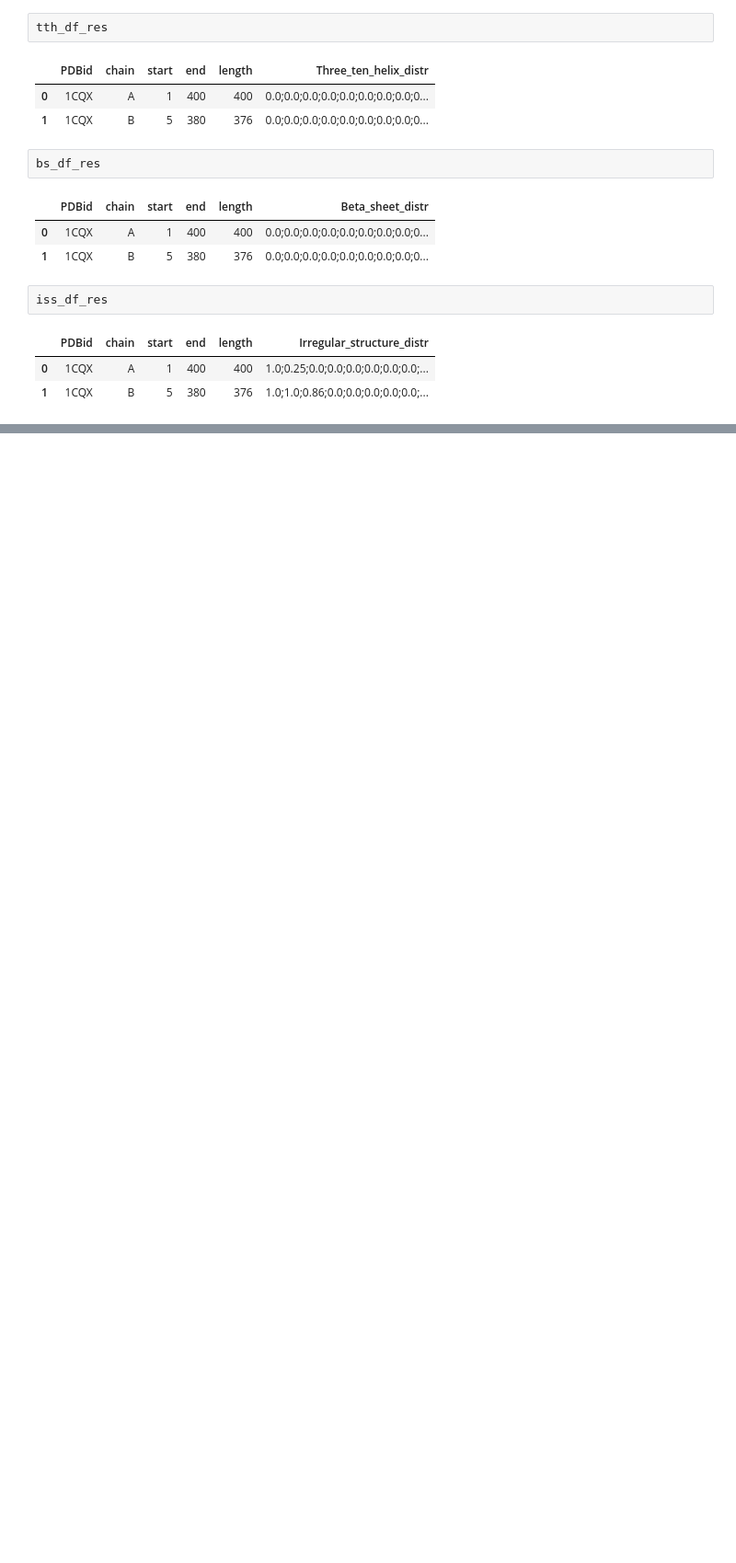
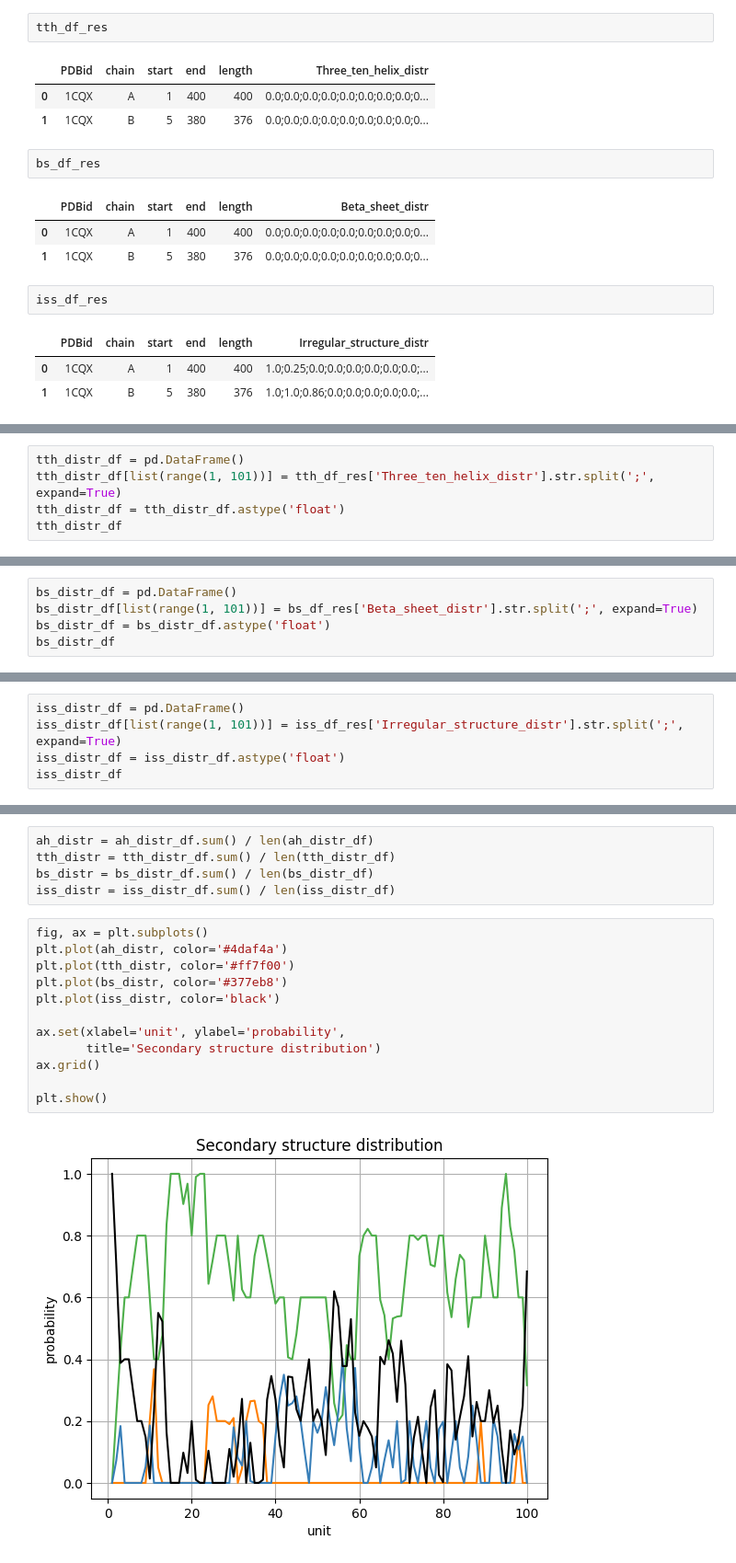
Before and after one commit to Olga-Bagrova/DistrProtStruc, a Jupyter notebook: Develop.ipynb, the cells around one changed output, grey strips where cells are left out. Shown at 92% size. Cells and saved outputs as stored; diff of their text form; blank space fills up the shorter version.

```diff
--- a/Develop.ipynb
+++ b/Develop.ipynb
@@ -5997,0 +6066,5 @@ iss_df_res
+# %%
+tth_distr_df = pd.DataFrame()
+tth_distr_df[list(range(1, 101))] = tth_df_res['Three_ten_helix_distr'].str.split(';', expand=True)
+tth_distr_df = tth_distr_df.astype('float')
+tth_distr_df
@@ -5997,0 +6079,5 @@ iss_df_res
+# %%
+bs_distr_df = pd.DataFrame()
+bs_distr_df[list(range(1, 101))] = bs_df_res['Beta_sheet_distr'].str.split(';', expand=True)
+bs_distr_df = bs_distr_df.astype('float')
+bs_distr_df
@@ -5997,0 +6092,5 @@ iss_df_res
+# %%
+iss_distr_df = pd.DataFrame()
+iss_distr_df[list(range(1, 101))] = iss_df_res['Irregular_structure_distr'].str.split(';', expand=True)
+iss_distr_df = iss_distr_df.astype('float')
+iss_distr_df
@@ -5997,0 +6105,19 @@ iss_df_res
+# %%
+ah_distr = ah_distr_df.sum() / len(ah_distr_df)
+tth_distr = tth_distr_df.sum() / len(tth_distr_df)
+bs_distr = bs_distr_df.sum() / len(bs_distr_df)
+iss_distr = iss_distr_df.sum() / len(iss_distr_df)
+# %%
+fig, ax = plt.subplots()
+plt.plot(ah_distr, color='#4daf4a')
+plt.plot(tth_distr, color='#ff7f00')
+plt.plot(bs_distr, color='#377eb8')
+plt.plot(iss_distr, color='black')
+
+ax.set(xlabel='unit', ylabel='probability',
+       title='Secondary structure distribution')
+ax.grid()
+
+plt.show()
+# %% [output]
+[figure, added]
```
Also changed, not shown: parts of 14 cells of this notebook, 2 other files.
